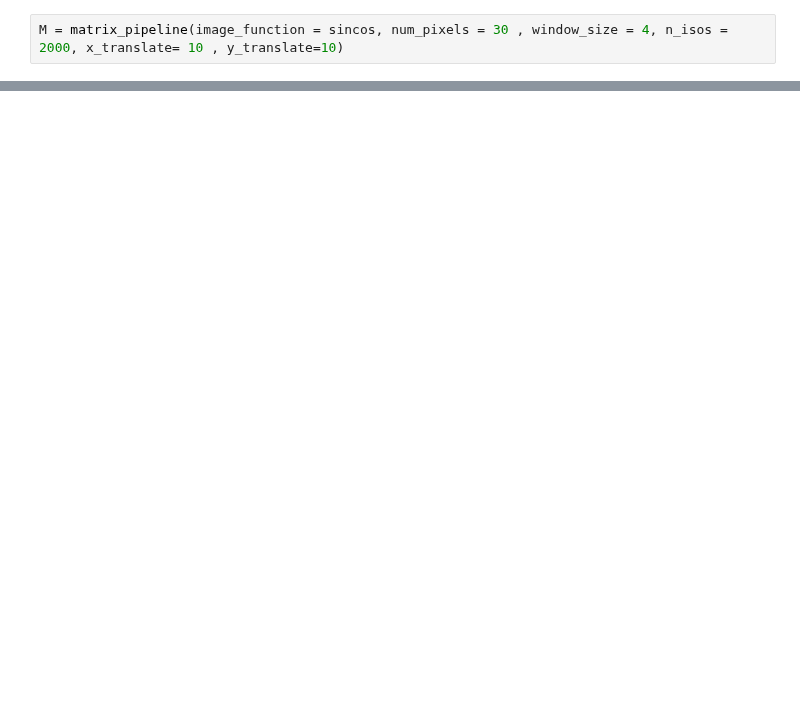
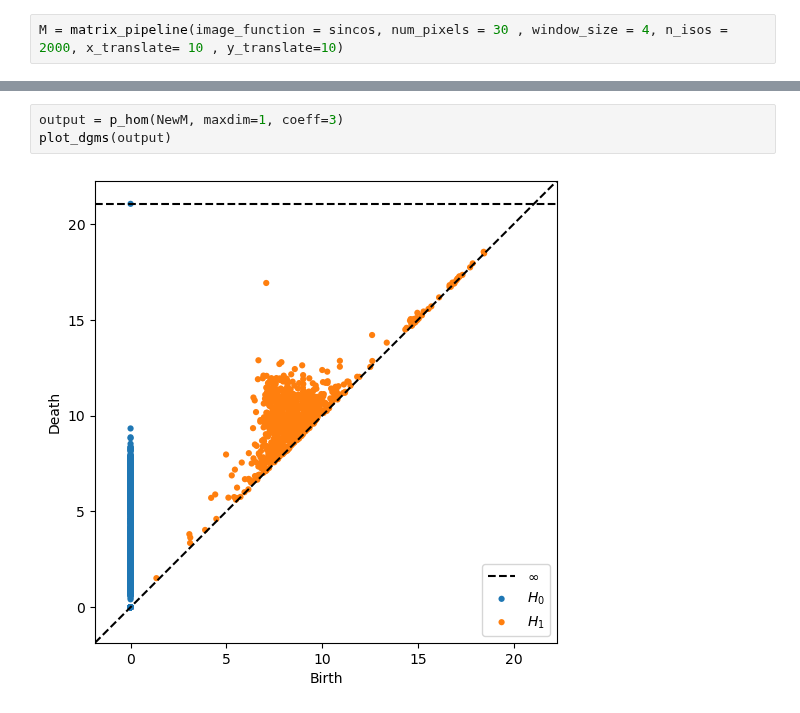
Before and after one commit to kyleormsby/persistent-symmetry, a Jupyter notebook: studentDemos/Olivia_demos/denoising.ipynb, the cells around one changed output, grey strips where cells are left out. Drawn from its saved outputs; the diff is of its cells as text; blank space fills up the shorter version.

```diff
--- a/studentDemos/Olivia_demos/denoising.ipynb
+++ b/studentDemos/Olivia_demos/denoising.ipynb
@@ -246,3 +261,8 @@ plot_dgms(output)
+# %%
+output = p_hom(NewM, maxdim=1, coeff=3)
+plot_dgms(output)
+# %% [output]
+[figure, added]
 # %%
 output = pipeline(image_function = sincos, num_pixels = 30 , window_size = 4, n_isos = 2000, x_translate= 10 , y_translate=10, maxdim=1, coeff=2)
 plot_dgms(output)
```
Also changed, not shown: parts of 6 cells of this notebook.
